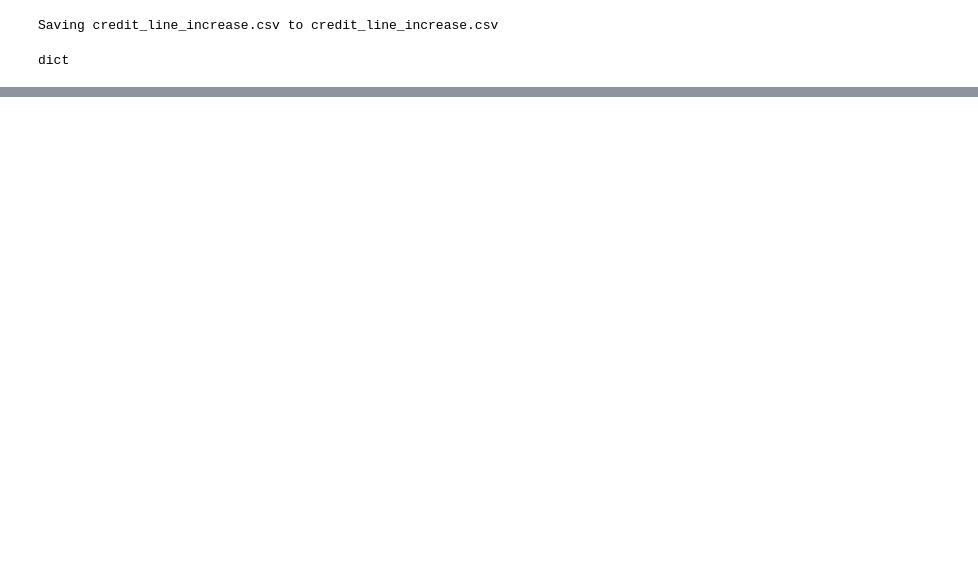
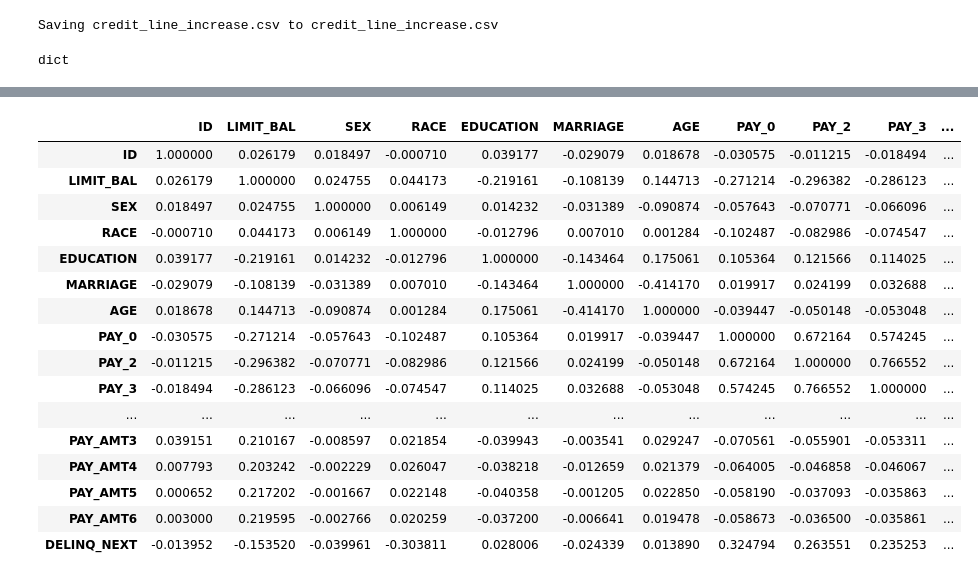
Before and after one commit to tivonio/Credit_Line_Increase, a Jupyter notebook: Credit_Line_Increase.ipynb, the cells around one changed output, grey strips where cells are left out. Cells and saved outputs as stored; diff of their text form; code cells hidden in the pictures; blank space fills up the shorter version.

```diff
--- a/Credit_Line_Increase.ipynb
+++ b/Credit_Line_Increase.ipynb
@@ -29,0 +86,22 @@ dict
+# %%
+# Pearson correlation matrix
+corr = data.corr()
+corr
+# %% [output]
+|  | ID | LIMIT_BAL | SEX | RACE | EDUCATION | MARRIAGE | AGE | PAY_0 | PAY_2 | PAY_3 | ... |
+| ID | 1.000000 | 0.026179 | 0.018497 | -0.000710 | 0.039177 | -0.029079 | 0.018678 | -0.030575 | -0.011215 | -0.018494 | ... |
+| LIMIT_BAL | 0.026179 | 1.000000 | 0.024755 | 0.044173 | -0.219161 | -0.108139 | 0.144713 | -0.271214 | -0.296382 | -0.286123 | ... |
+| SEX | 0.018497 | 0.024755 | 1.000000 | 0.006149 | 0.014232 | -0.031389 | -0.090874 | -0.057643 | -0.070771 | -0.066096 | ... |
+| RACE | -0.000710 | 0.044173 | 0.006149 | 1.000000 | -0.012796 | 0.007010 | 0.001284 | -0.102487 | -0.082986 | -0.074547 | ... |
+| EDUCATION | 0.039177 | -0.219161 | 0.014232 | -0.012796 | 1.000000 | -0.143464 | 0.175061 | 0.105364 | 0.121566 | 0.114025 | ... |
+| MARRIAGE | -0.029079 | -0.108139 | -0.031389 | 0.007010 | -0.143464 | 1.000000 | -0.414170 | 0.019917 | 0.024199 | 0.032688 | ... |
+| AGE | 0.018678 | 0.144713 | -0.090874 | 0.001284 | 0.175061 | -0.414170 | 1.000000 | -0.039447 | -0.050148 | -0.053048 | ... |
+| PAY_0 | -0.030575 | -0.271214 | -0.057643 | -0.102487 | 0.105364 | 0.019917 | -0.039447 | 1.000000 | 0.672164 | 0.574245 | ... |
+| PAY_2 | -0.011215 | -0.296382 | -0.070771 | -0.082986 | 0.121566 | 0.024199 | -0.050148 | 0.672164 | 1.000000 | 0.766552 | ... |
+| PAY_3 | -0.018494 | -0.286123 | -0.066096 | -0.074547 | 0.114025 | 0.032688 | -0.053048 | 0.574245 | 0.766552 | 1.000000 | ... |
+| ... | ... | ... | ... | ... | ... | ... | ... | ... | ... | ... | ... |
+| PAY_AMT3 | 0.039151 | 0.210167 | -0.008597 | 0.021854 | -0.039943 | -0.003541 | 0.029247 | -0.070561 | -0.055901 | -0.053311 | ... |
+| PAY_AMT4 | 0.007793 | 0.203242 | -0.002229 | 0.026047 | -0.038218 | -0.012659 | 0.021379 | -0.064005 | -0.046858 | -0.046067 | ... |
+| PAY_AMT5 | 0.000652 | 0.217202 | -0.001667 | 0.022148 | -0.040358 | -0.001205 | 0.022850 | -0.058190 | -0.037093 | -0.035863 | ... |
+| PAY_AMT6 | 0.003000 | 0.219595 | -0.002766 | 0.020259 | -0.037200 | -0.006641 | 0.019478 | -0.058673 | -0.036500 | -0.035861 | ... |
+| DELINQ_NEXT | -0.013952 | -0.153520 | -0.039961 | -0.303811 | 0.028006 | -0.024339 | 0.013890 | 0.324794 | 0.263551 | 0.235253 | ... |
```
Also changed, not shown: parts of 10 cells of this notebook.
